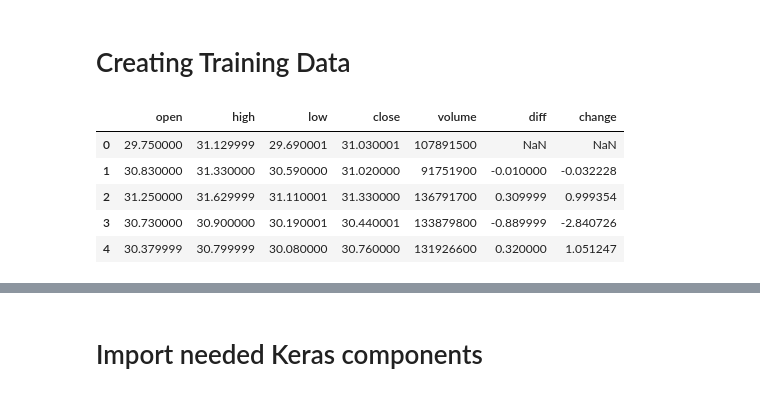
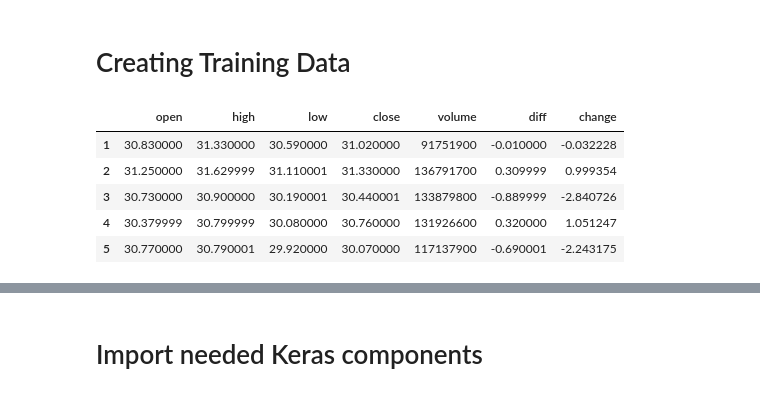
Before and after one commit to Olivia-Feldman/DLStockPrectionCNNModel-, a Jupyter notebook: sources/stock_predictor_CNN+LSTM.ipynb, the cells around one changed output, grey strips where cells are left out. Saved outputs shown, nothing was run; the diff lists cells and outputs as text; code cells hidden in the pictures.

```diff
--- a/sources/stock_predictor_CNN+LSTM.ipynb
+++ b/sources/stock_predictor_CNN+LSTM.ipynb
@@ -102,11 +102,12 @@ df.head()
 # %%
 training_data = df[df['timestamps']<'2020-01-01'].copy()
 training_data = training_data.drop(['timestamps'], axis=1)
+training_data = training_data.iloc[1:]    # Drops first row in dataframe
 training_data.head()
 # %% [output]
 |  | open | high | low | close | volume | diff | change |
-| 0 | 29.750000 | 31.129999 | 29.690001 | 31.030001 | 107891500 | NaN | NaN |
 | 1 | 30.830000 | 31.330000 | 30.590000 | 31.020000 | 91751900 | -0.010000 | -0.032228 |
 | 2 | 31.250000 | 31.629999 | 31.110001 | 31.330000 | 136791700 | 0.309999 | 0.999354 |
 | 3 | 30.730000 | 30.900000 | 30.190001 | 30.440001 | 133879800 | -0.889999 | -2.840726 |
 | 4 | 30.379999 | 30.799999 | 30.080000 | 30.760000 | 131926600 | 0.320000 | 1.051247 |
+| 5 | 30.770000 | 30.790001 | 29.920000 | 30.070000 | 117137900 | -0.690001 | -2.243175 |
```
Also changed, not shown: parts of 2 cells of this notebook.
